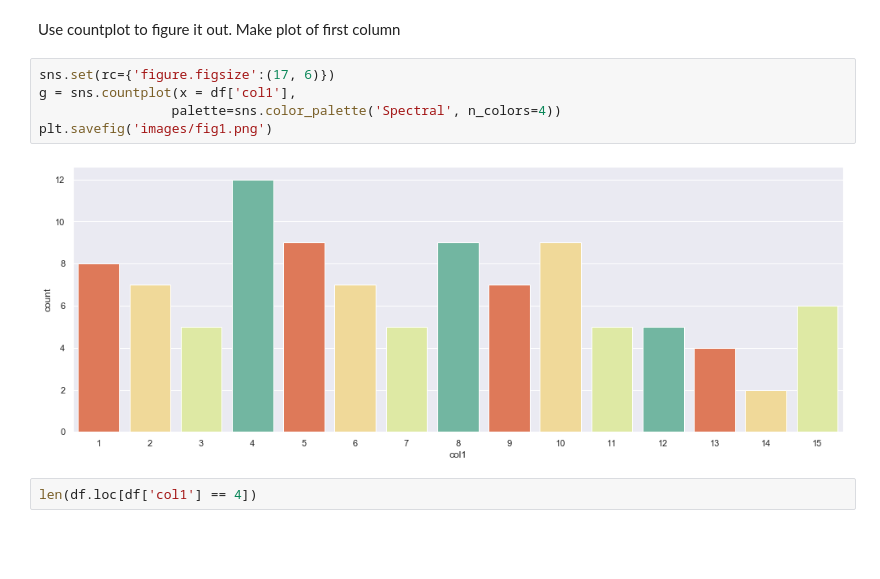
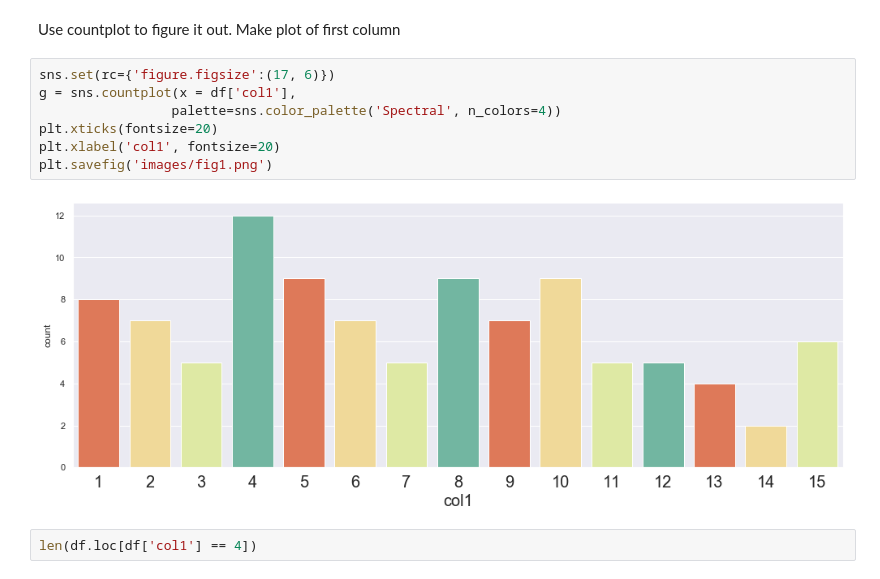
Before and after one commit to halpert3/xticklabels, a Jupyter notebook: 2_xtick_notebook.ipynb, the cells around one changed output. Saved outputs shown, nothing was run; the diff lists cells and outputs as text; blank space fills up the shorter version.

Commit message:
created new figures

```diff
--- a/xtick_notebook2.ipynb
+++ b/2_xtick_notebook.ipynb
@@ -25,10 +25,12 @@ Use countplot to figure it out. Make plot of first column
 # %%
 sns.set(rc={'figure.figsize':(17, 6)})
 g = sns.countplot(x = df['col1'],
                  palette=sns.color_palette('Spectral', n_colors=4))
+plt.xticks(fontsize=20)
+plt.xlabel('col1', fontsize=20)
 plt.savefig('images/fig1.png')
 # %% [output]
-[figure, old version]
+[figure, new version]
 # %%
 len(df.loc[df['col1'] == 4])
 # %% [output]
```
Also changed, not shown: parts of 3 cells of this notebook, 4 other files.
